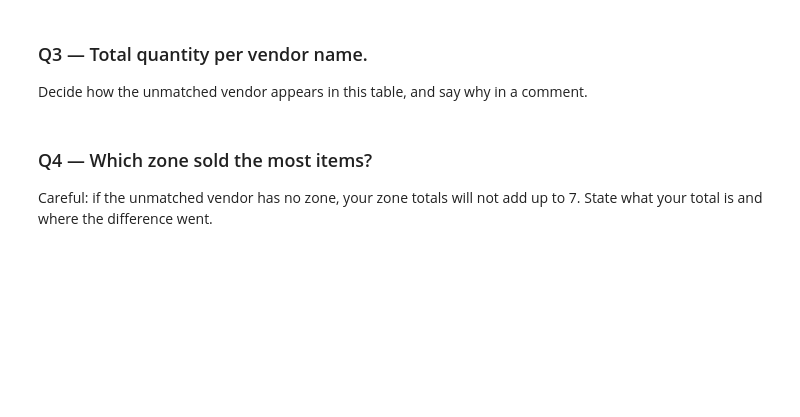
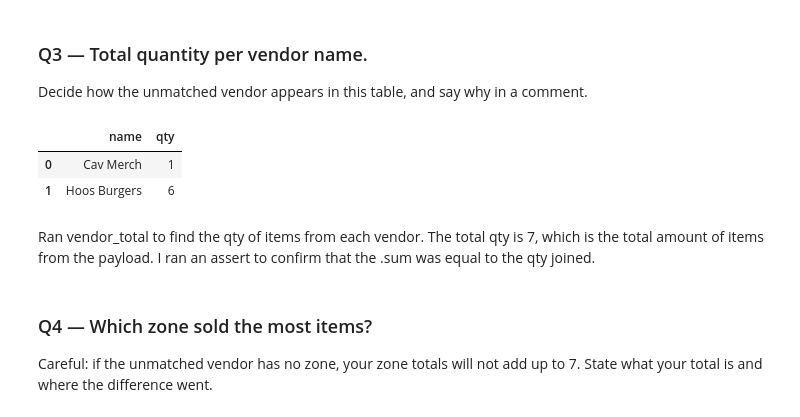
Before and after one commit to ParkerC12345/ds2002-fa26, a Jupyter notebook: 01-foundations/04-json-apis/2026-10-02 — Normalize and Join Nested JSON — Lab.ipynb, the cells around one changed output. Cells and saved outputs as stored; diff of their text form; code cells hidden in the pictures; blank space fills up the shorter version.

```diff
--- a/01-foundations/04-json-apis/2026-10-02 — Normalize and Join Nested JSON — Lab.ipynb
+++ b/01-foundations/04-json-apis/2026-10-02 — Normalize and Join Nested JSON — Lab.ipynb
@@ -91,6 +101,21 @@ display(unmatched)
 Decide how the unmatched vendor appears in this table, and say why in a comment.
 # %%
 # TODO
+
+vendor_totals = (
+    joined.assign(name = joined['name'].fillna('Unknown vendor'))
+    .groupby('name', as_index = False)['qty']
+    .sum()
+)
+
+assert vendor_totals['qty'].sum() == joined['qty'].sum()
+display(vendor_totals)
+# %% [output]
+|  | name | qty |
+| 0 | Cav Merch | 1 |
+| 1 | Hoos Burgers | 6 |
+# %% [markdown]
+Ran vendor_total to find the qty of items from each vendor. The total qty is 7, which is the total amount of items from the payload. I ran an assert to confirm that the .sum was equal to the qty joined.
 # %% [markdown]
 ### Q4 — Which zone sold the most items?
 
```
Also changed, not shown: parts of 2 cells of this notebook.
